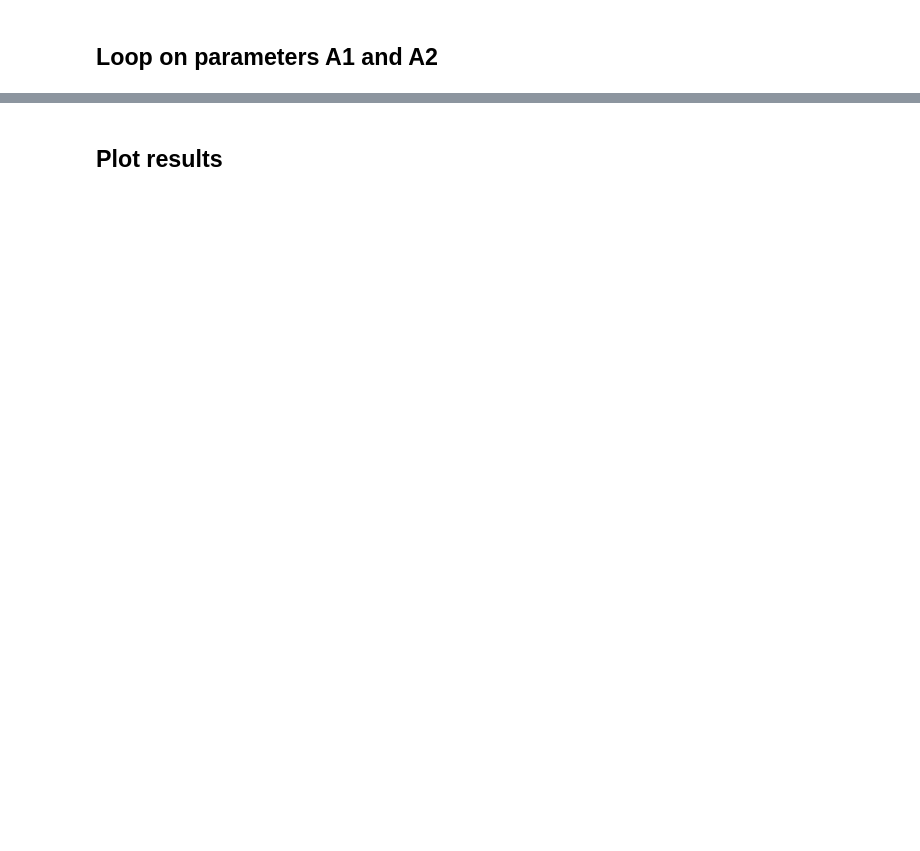
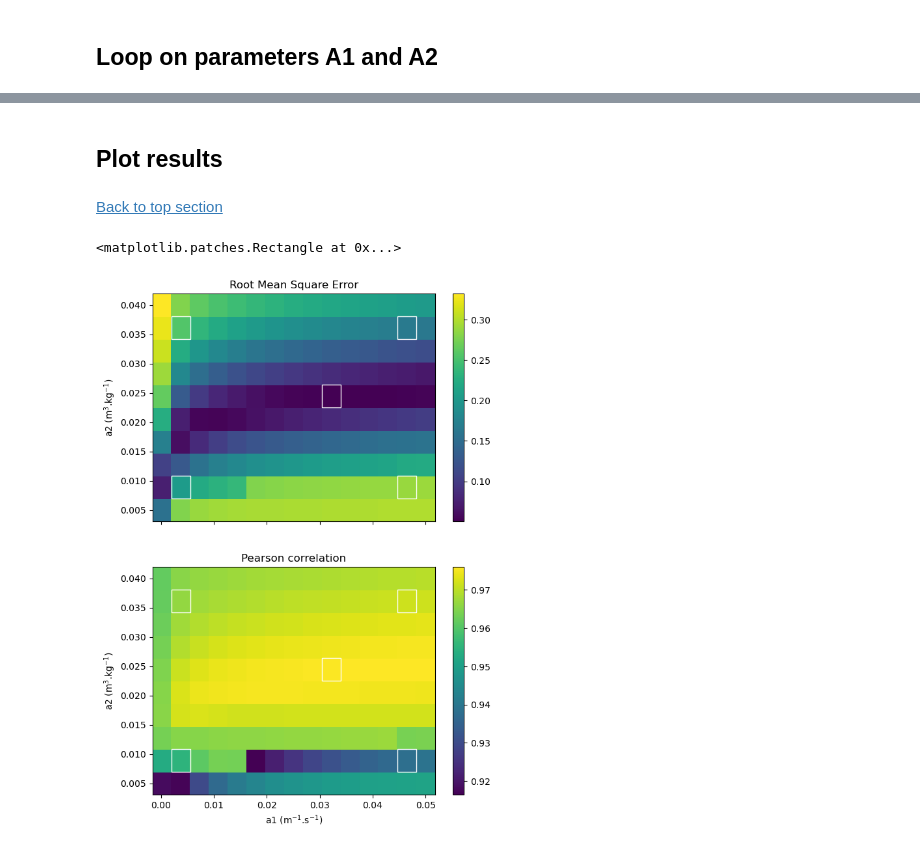
Before and after one commit to Mathilde-Bnt/MB_little_awk, a Jupyter notebook: finalized/13-A1-A2_optimum.ipynb, the cells around one changed output, grey strips where cells are left out. Drawn from its saved outputs; the diff is of its cells as text; code cells hidden in the pictures; blank space fills up the shorter version.

```diff
--- a/finalized/13-A1-A2_optimum.ipynb
+++ b/finalized/13-A1-A2_optimum.ipynb
@@ -100,8 +96,3 @@ save_figures = False
 save_text_results = False
 
 directory_to_save_figs_in = '/home/mabonnet/github/MB_little_awk/current_development/A1_A2_optimum/'
-# %%
-# Events detection parameters
-
-x_sel = 10
-y_sel = 10
@@ -129,3 +99,5 @@ jj = 0
 # %%
-a1_range = np.linspace(0.001, 0.005, num=15, endpoint=True)
-a2_range = np.linspace(0.02, 0.04, num=10, endpoint=True)
+# Values of a1 and a2 to be tested
+
+a1_range = np.linspace(0.0002, 0.05, num=15, endpoint=True)
+a2_range = np.linspace(0.005, 0.04, num=10, endpoint=True)
@@ -192,6 +164,8 @@ lidar_height_array = np.array(lidar_height_array)
 # %% [markdown]
 ## Loop on parameters A1 and A2
 # %%
+# Run all simulations
+
 simul = parallel_simulation(data_set_used, x_sel, y_sel, data_duration_in_s, keep_simul_times_indices, end_accumulation_times, end_erosion_times, start_accumulation, end_accumulation,
                       start_erosion, end_erosion, jj, dt, ro_layer, ro_water, ro_ice, t_old, tf, tsfc, dy_snow, age_layers, gamma, cp_snow, melt_flag, a1_range, a2_range,
-                      met_temp, met_time, simul_new_snow_ro, simul_fit_top_of_snowfall_to_curve)
+                      met_temp, met_wind, met_time, simul_fit_top_of_snowfall_to_curve, simul_erode_several_layers)
@@ -258,46 +244,60 @@ plt.show()
 # %% [markdown]
-## Plot results
+## Plot results </a><a name='opt'>
 # %%
+# Define useful variables
+
 a1_step = a1_range[1]-a1_range[0]
 a2_step = a2_range[1]-a2_range[0]
 
-optimum_coords = [5, 5]
+optimum_coords = [9, 5]
+# %% [markdown]
+[Back to top section](#top)
 # %%
+# Plot the results for rmse and correlation measures
+
 fig, axs = plt.subplots(2, 1, figsize=(7, 10))
 
 for ax in axs.flat:
-    ax.set(xlabel='a1', ylabel='a2')
-    # ax.set_xticks(a1_range * 1000, ['%d' % val for val in a1_range])
-    # ax.set_xticks(a1_range)# * 100)
-    # ax.set_xticklabels(['%d' % val for val in a1_range])
+    ax.set(xlabel='a1 (m$^{-1}$.s$^{-1}$)', ylabel='a2 (m$^3$.kg$^{-1}$)')
     ax.label_outer()
 
 x = a1_range
 y = a2_range
 z_rmse = np.array([measrs[i][2][0] for i in range(len(measrs))])
 z_corr = np.array([measrs[i][2][2] for i in range(len(measrs))])
 
 X, Y = np.meshgrid(x, y)
 Z_rmse = z_rmse.reshape(len(x), len(y)).T
 Z_corr = z_corr.reshape(len(x), len(y)).T
 
+# Plot the rmse values
+
 fig0 = axs[0].pcolor(X, Y, Z_rmse)
 axs[0].set_title('Root Mean Square Error')
 fig.colorbar(fig0, ax=axs[0])
+
+# Add rectangles to situate plotted pairs
 
 axs[0].add_patch(Rectangle((a1_range[1] - a1_step/2, a2_range[1] - a2_step/2), a1_step, a2_step, edgecolor='white', facecolor='none', lw=1, ls='-'))
 axs[0].add_patch(Rectangle((a1_range[-2] - a1_step/2, a2_range[-2] - a2_step/2), a1_step, a2_step, edgecolor='white', facecolor='none', lw=1, ls='-'))
 axs[0].add_patch(Rectangle((a1_range[-2] - a1_step/2, a2_range[1] - a2_step/2), a1_step, a2_step, edgecolor='white', facecolor='none', lw=1, ls='-'))
 axs[0].add_patch(Rectangle((a1_range[1] - a1_step/2, a2_range[-2] - a2_step/2), a1_step, a2_step, edgecolor='white', facecolor='none', lw=1, ls='-'))
-axs[0].add_patch(Rectangle((a1_range[optimum_coords[0]] - a1_step/2, a2_range[optimum_coords[1]] - a2_step/2), a1_step, a2_step, edgecolor='white', facecolor='none', lw=1, ls='-'))   # TODO last one should be modular
+axs[0].add_patch(Rectangle((a1_range[optimum_coords[0]] - a1_step/2, a2_range[optimum_coords[1]] - a2_step/2), a1_step, a2_step, edgecolor='white', facecolor='none', lw=1, ls='-'))
+
+# Plot the correlation values
 
 fig1 = axs[1].pcolor(X, Y, Z_corr)
 axs[1].set_title('Pearson correlation')
 fig.colorbar(fig1, ax=axs[1])
 
+# Add rectangles to situate plotted pairs
+
 axs[1].add_patch(Rectangle((a1_range[1] - a1_step/2, a2_range[1] - a2_step/2), a1_step, a2_step, edgecolor='white', facecolor='none', lw=1, ls='-'))
 axs[1].add_patch(Rectangle((a1_range[-2] - a1_step/2, a2_range[-2] - a2_step/2), a1_step, a2_step, edgecolor='white', facecolor='none', lw=1, ls='-'))
 axs[1].add_patch(Rectangle((a1_range[-2] - a1_step/2, a2_range[1] - a2_step/2), a1_step, a2_step, edgecolor='white', facecolor='none', lw=1, ls='-'))
 axs[1].add_patch(Rectangle((a1_range[1] - a1_step/2, a2_range[-2] - a2_step/2), a1_step, a2_step, edgecolor='white', facecolor='none', lw=1, ls='-'))
-axs[1].add_patch(Rectangle((a1_range[optimum_coords[0]] - a1_step/2, a2_range[optimum_coords[1]] - a2_step/2), a1_step, a2_step, edgecolor='white', facecolor='none', lw=1, ls='-'))   # TODO last one should be modular
+axs[1].add_patch(Rectangle((a1_range[optimum_coords[0]] - a1_step/2, a2_range[optimum_coords[1]] - a2_step/2), a1_step, a2_step, edgecolor='white', facecolor='none', lw=1, ls='-'))
+# %% [output]
+<matplotlib.patches.Rectangle at 0x...>
+[figure, added]
 # %%
```
Also changed, not shown: parts of 22 cells of this notebook, 8 other files.
